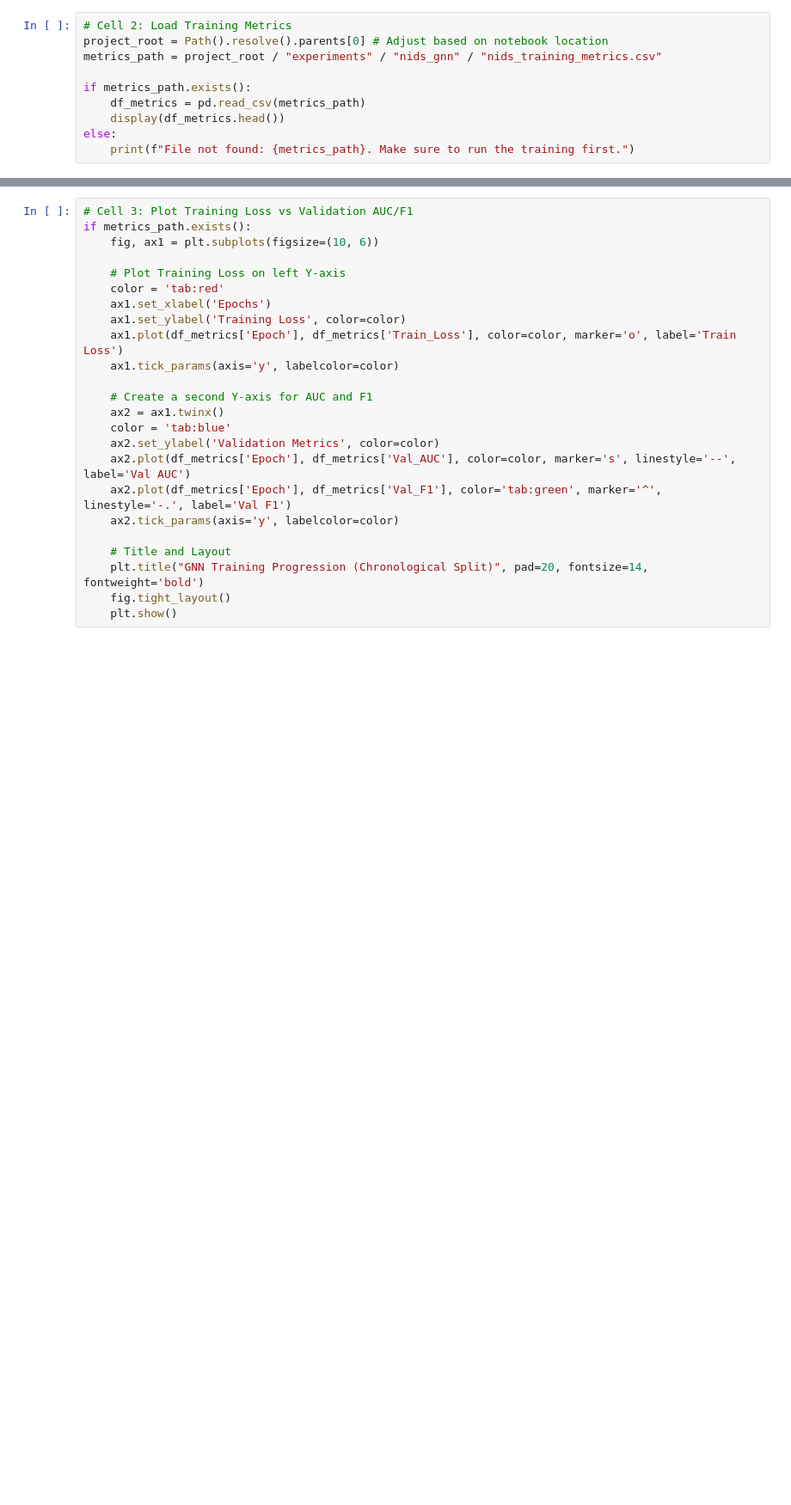
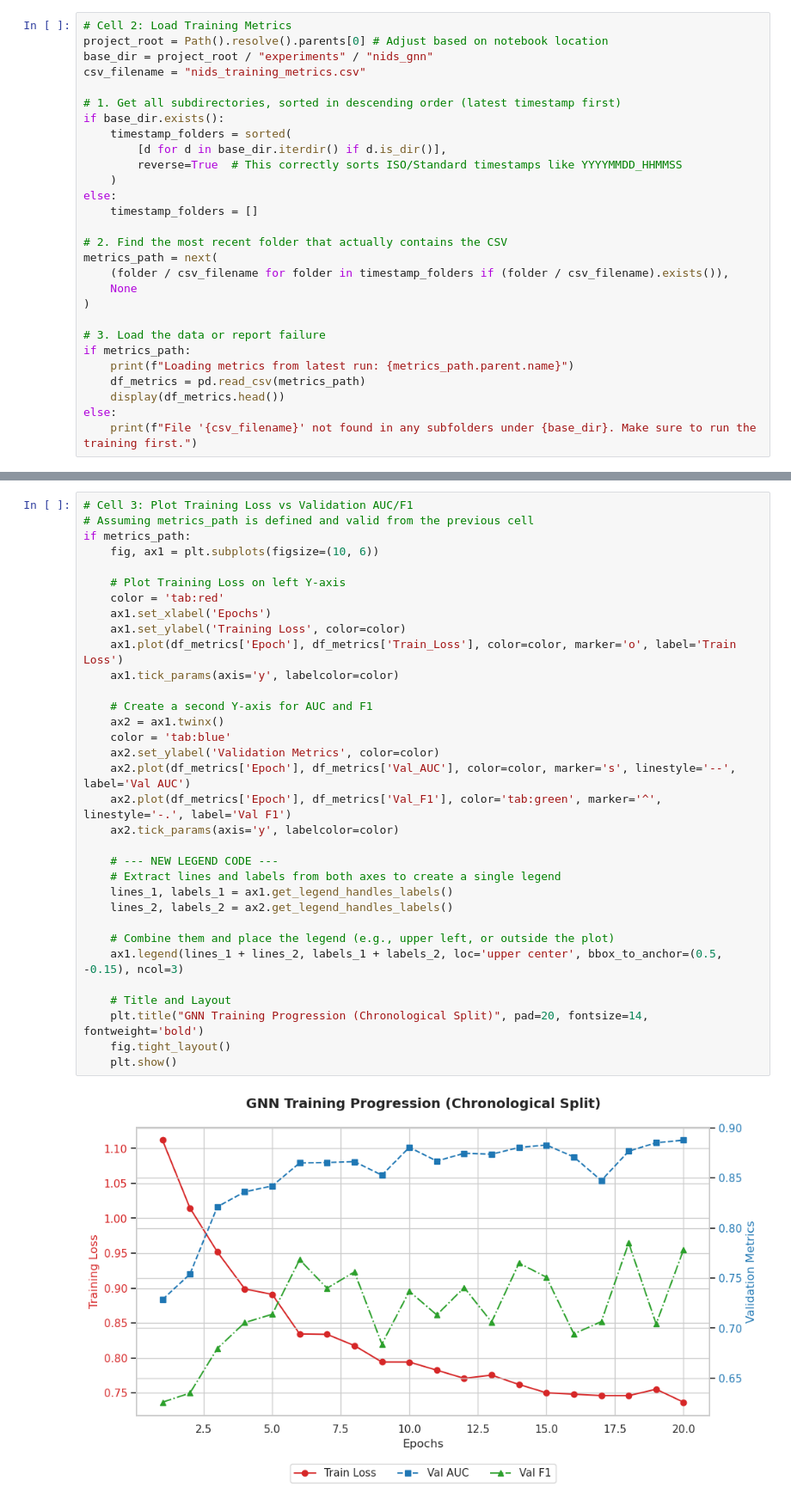
Before and after one commit to SimonRi1/DeepGraphDefense-GNN, a Jupyter notebook: notebooks/03_results_analysis.ipynb, the cells around one changed output, grey strips where cells are left out. Shown at 86% size. Cells and saved outputs as stored; diff of their text form; blank space fills up the shorter version.

Commit message:
add: results and plots for models

```diff
--- a/notebooks/03_results_analysis.ipynb
+++ b/notebooks/03_results_analysis.ipynb
@@ -13,10 +11,28 @@ Error:
 # %%
 # Cell 2: Load Training Metrics
 project_root = Path().resolve().parents[0] # Adjust based on notebook location
-metrics_path = project_root / "experiments" / "nids_gnn" / "nids_training_metrics.csv"
+base_dir = project_root / "experiments" / "nids_gnn"
+csv_filename = "nids_training_metrics.csv"
 
-if metrics_path.exists():
+# 1. Get all subdirectories, sorted in descending order (latest timestamp first)
+if base_dir.exists():
+    timestamp_folders = sorted(
+        [d for d in base_dir.iterdir() if d.is_dir()],
+        reverse=True  # This correctly sorts ISO/Standard timestamps like YYYYMMDD_HHMMSS
+    )
+else:
+    timestamp_folders = []
+
+# 2. Find the most recent folder that actually contains the CSV
+metrics_path = next(
+    (folder / csv_filename for folder in timestamp_folders if (folder / csv_filename).exists()),
+    None
+)
+
+# 3. Load the data or report failure
+if metrics_path:
+    print(f"Loading metrics from latest run: {metrics_path.parent.name}")
     df_metrics = pd.read_csv(metrics_path)
     display(df_metrics.head())
 else:
-    print(f"File not found: {metrics_path}. Make sure to run the training first.")
+    print(f"File '{csv_filename}' not found in any subfolders under {base_dir}. Make sure to run the training first.")
@@ -23,24 +47,35 @@ else:
 # %%
 # Cell 3: Plot Training Loss vs Validation AUC/F1
-if metrics_path.exists():
+# Assuming metrics_path is defined and valid from the previous cell
+if metrics_path:
     fig, ax1 = plt.subplots(figsize=(10, 6))
 
     # Plot Training Loss on left Y-axis
     color = 'tab:red'
     ax1.set_xlabel('Epochs')
     ax1.set_ylabel('Training Loss', color=color)
     ax1.plot(df_metrics['Epoch'], df_metrics['Train_Loss'], color=color, marker='o', label='Train Loss')
     ax1.tick_params(axis='y', labelcolor=color)
 
     # Create a second Y-axis for AUC and F1
     ax2 = ax1.twinx()
     color = 'tab:blue'
     ax2.set_ylabel('Validation Metrics', color=color)
     ax2.plot(df_metrics['Epoch'], df_metrics['Val_AUC'], color=color, marker='s', linestyle='--', label='Val AUC')
     ax2.plot(df_metrics['Epoch'], df_metrics['Val_F1'], color='tab:green', marker='^', linestyle='-.', label='Val F1')
     ax2.tick_params(axis='y', labelcolor=color)
 
+    # --- NEW LEGEND CODE ---
+    # Extract lines and labels from both axes to create a single legend
+    lines_1, labels_1 = ax1.get_legend_handles_labels()
+    lines_2, labels_2 = ax2.get_legend_handles_labels()
+
+    # Combine them and place the legend (e.g., upper left, or outside the plot)
+    ax1.legend(lines_1 + lines_2, labels_1 + labels_2, loc='upper center', bbox_to_anchor=(0.5, -0.15), ncol=3)
+
     # Title and Layout
     plt.title("GNN Training Progression (Chronological Split)", pad=20, fontsize=14, fontweight='bold')
     fig.tight_layout()
     plt.show()
+# %% [output]
+[figure, added]
```
Also changed, not shown: parts of 4 cells of this notebook, 2 other files.
